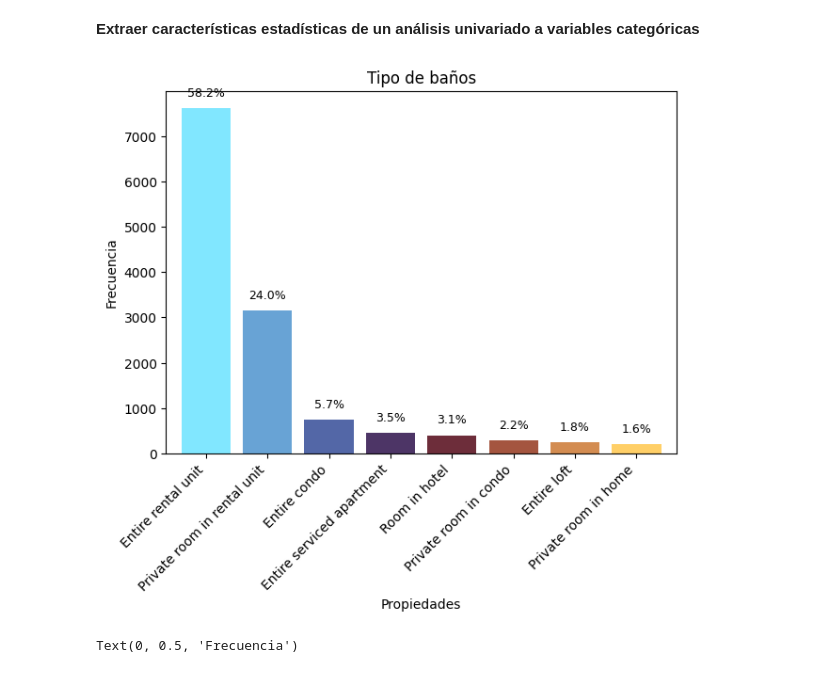
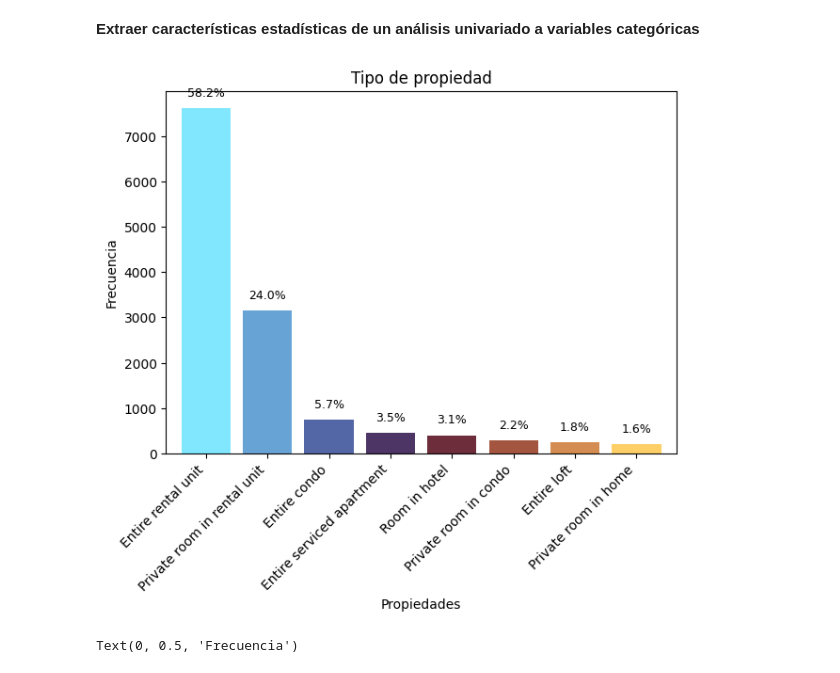
Before and after one commit to Raydays55/Actividad-5, a Jupyter notebook: ACT5.ipynb, the cells around one changed output. Drawn from its saved outputs; the diff is of its cells as text; code cells hidden in the pictures.

```diff
--- a/ACT5.ipynb
+++ b/ACT5.ipynb
@@ -58,35 +58,35 @@ memory usage: 5.5+ MB
 Tabla_freq_prop = df_extrac['property_type'].value_counts().reset_index()
 Tabla_freq_prop
 
 # Filtro de valores más relevantes de la variable categórica
 Filtro_prop = Tabla_freq_prop[Tabla_freq_prop['count'] > 65].head(8)
 Filtro_prop
 
 # Ajustar el índice del DF
 Filtro_index_prop = Filtro_prop.set_index('property_type')
 Filtro_index_prop
 
 # Calcular porcentajes
 Filtro_index_prop['Porcentaje'] = (Filtro_index_prop['count'] / Filtro_index_prop['count'].sum()) * 100
 
 # Escala de colores (usamos viridis, pero puedes cambiarlo a plasma, inferno, coolwarm, etc.)
 colors = cm.managua_r(np.linspace(0, 1, len(Filtro_index_prop)))
 
 # Graficar
 graph_property_type = Filtro_index_prop['count'].plot(kind='bar', width=0.8, figsize=(7,5), color=colors)
 
-plt.title('Tipo de baños')
+plt.title('Tipo de propiedad')
 plt.xticks(rotation=45, ha='right')
 plt.xlabel('Propiedades')
 plt.ylabel('Frecuencia')
 
 # Añadir etiquetas de porcentaje en cada barra
 for i, (value, pct) in enumerate(zip(Filtro_index_prop['count'], Filtro_index_prop['Porcentaje'])):
     graph_property_type.text(i, value + 200, f"{pct:.1f}%", ha='center', va='bottom', fontsize=9)
 
 plt.show()
 # %% [output]
-[figure, old version]
+[figure, new version]
 # %%
 # 3. Análisis univariado host_response_time
 Tabla_freq_time = df_extrac['host_response_time'].value_counts().reset_index()
```
